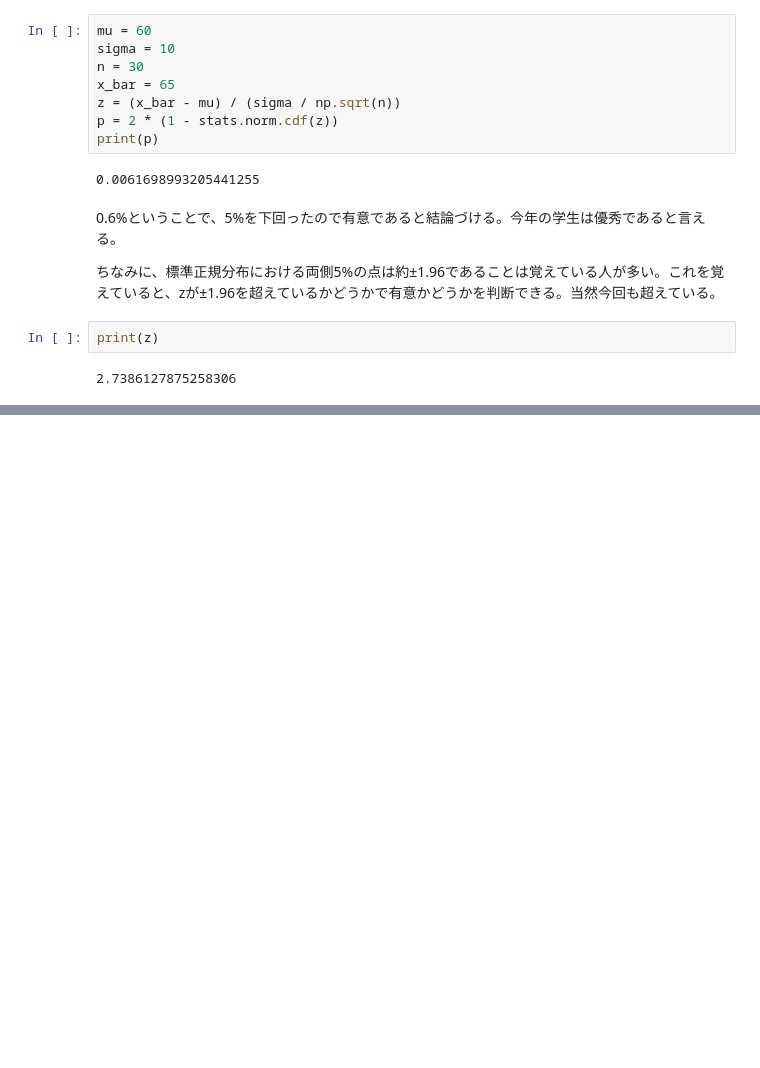
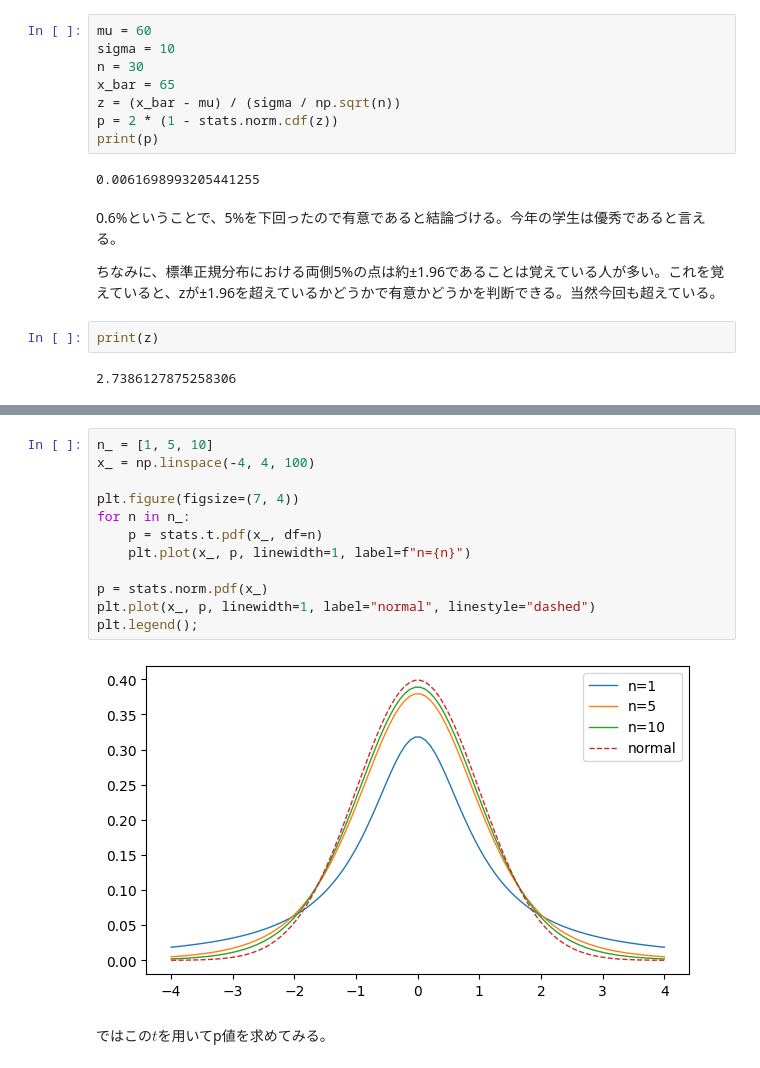
Before and after one commit to misya11p/study-notebooks, a Jupyter notebook: statistical-hypothesis-test.ipynb, the cells around one changed output, grey strips where cells are left out. Cells and saved outputs as stored; diff of their text form; blank space fills up the shorter version.

```diff
--- a/statistical-hypothesis-test.ipynb
+++ b/statistical-hypothesis-test.ipynb
@@ -134,0 +158,16 @@ print(z)
+# %%
+n_ = [1, 5, 10]
+x_ = np.linspace(-4, 4, 100)
+
+plt.figure(figsize=(7, 4))
+for n in n_:
+    p = stats.t.pdf(x_, df=n)
+    plt.plot(x_, p, linewidth=1, label=f"n={n}")
+
+p = stats.norm.pdf(x_)
+plt.plot(x_, p, linewidth=1, label="normal", linestyle="dashed")
+plt.legend();
+# %% [output]
+[figure, added]
+# %% [markdown]
+ではこの$t$を用いてp値を求めてみる。
```
Also changed, not shown: parts of 5 cells of this notebook.
